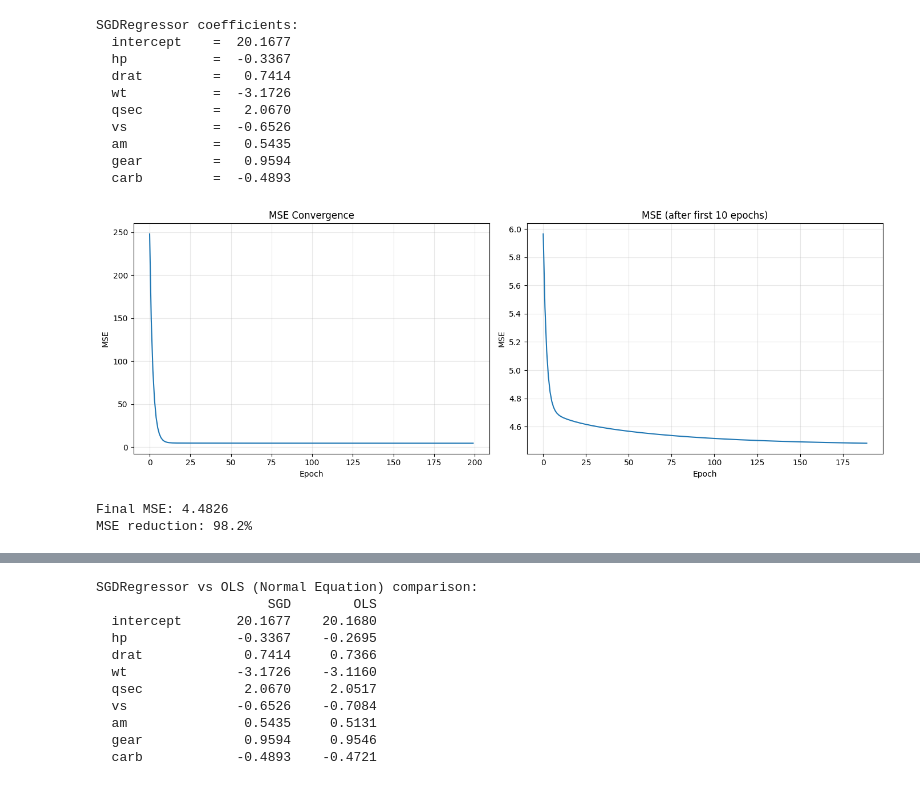
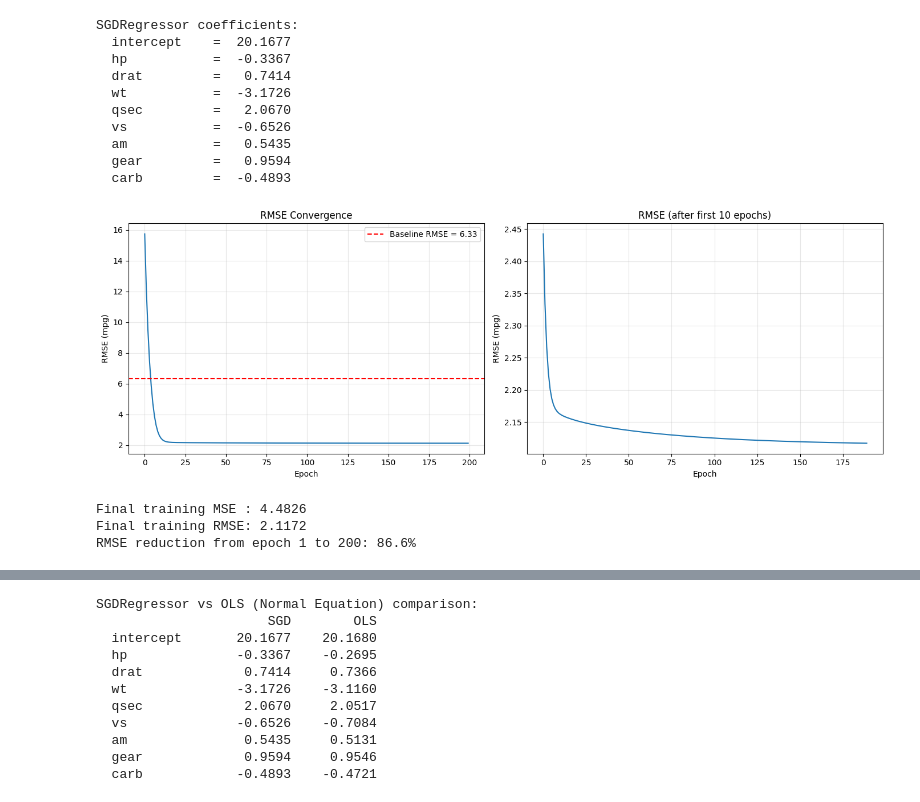
Before and after one commit to amaldu/data-science-katas, a Jupyter notebook: machine_learning/01_regression/linear_regression_grad_descent/exercises/exercise_linreg_grad_descent.ipynb, the cells around one changed output, grey strips where cells are left out. Drawn from its saved outputs; the diff is of its cells as text; code cells hidden in the pictures.

```diff
--- a/machine_learning/01_regression/linear_regression_grad_descent/exercises/exercise_linreg_grad_descent.ipynb
+++ b/machine_learning/01_regression/linear_regression_grad_descent/exercises/exercise_linreg_grad_descent.ipynb
@@ -303,36 +295,42 @@ sgd_track = SGDRegressor(
     random_state=42,
 )
 
-cost_history = []
+mse_history = []
+rmse_history = []
 n_epochs = 200
 for _ in range(n_epochs):
     sgd_track.fit(X_train_scaled, y_train)
     y_pred_train = sgd_track.predict(X_train_scaled)
     mse = np.mean((y_pred_train - y_train) ** 2)
-    cost_history.append(mse)
+    mse_history.append(mse)
+    rmse_history.append(np.sqrt(mse))
 # %%
 # Cost convergence plot
 fig, axes = plt.subplots(1, 2, figsize=(14, 5))
 
-axes[0].plot(cost_history)
-axes[0].set_title('MSE Convergence')
+axes[0].plot(rmse_history)
+axes[0].axhline(y=baseline_rmse, color='r', linestyle='--', label=f'Baseline RMSE = {baseline_rmse:.2f}')
+axes[0].set_title('RMSE Convergence')
 axes[0].set_xlabel('Epoch')
-axes[0].set_ylabel('MSE')
+axes[0].set_ylabel('RMSE (mpg)')
+axes[0].legend()
 axes[0].grid(True, alpha=0.3)
 
-axes[1].plot(cost_history[10:])
-axes[1].set_title('MSE (after first 10 epochs)')
+axes[1].plot(rmse_history[10:])
+axes[1].set_title('RMSE (after first 10 epochs)')
 axes[1].set_xlabel('Epoch')
-axes[1].set_ylabel('MSE')
+axes[1].set_ylabel('RMSE (mpg)')
 axes[1].grid(True, alpha=0.3)
 
 plt.tight_layout()
 plt.show()
 
-print(f"Final MSE: {cost_history[-1]:.4f}")
-print(f"MSE reduction: {((cost_history[0] - cost_history[-1]) / cost_history[0]) * 100:.1f}%")
+print(f"Final training MSE : {mse_history[-1]:.4f}")
+print(f"Final training RMSE: {rmse_history[-1]:.4f}")
+print(f"RMSE reduction from epoch 1 to {n_epochs}: {((rmse_history[0] - rmse_history[-1]) / rmse_history[0]) * 100:.1f}%")
 # %% [output]
-[figure, old version]
+[figure, new version]
-Final MSE: 4.4826
-MSE reduction: 98.2%
+Final training MSE : 4.4826
+Final training RMSE: 2.1172
+RMSE reduction from epoch 1 to 200: 86.6%
 # %% [markdown]
```
Also changed, not shown: parts of 20 cells of this notebook.
